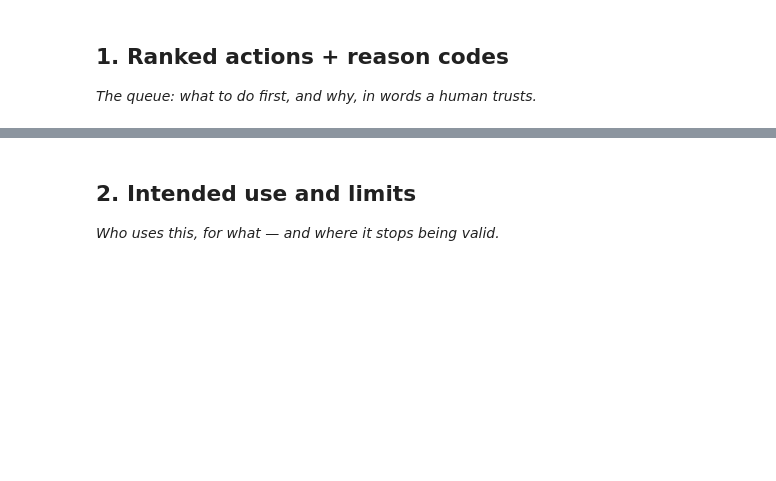
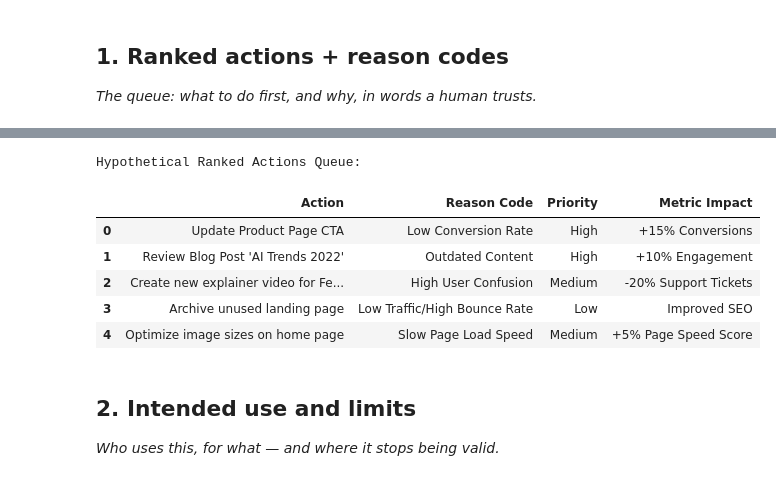
Before and after one commit to hkamran808/ml-internship-flyrank, a Jupyter notebook: work/notebooks/w07_action_playbook.ipynb, the cells around one changed output, grey strips where cells are left out. Cells and saved outputs as stored; diff of their text form; code cells hidden in the pictures; blank space fills up the shorter version.

```diff
--- a/work/notebooks/w07_action_playbook.ipynb
+++ b/work/notebooks/w07_action_playbook.ipynb
@@ -13,3 +25,37 @@ This skeleton is yours to fill. Work the sections **in order** — each one has
+# %%
+import pandas as pd
+
+# Create a hypothetical DataFrame for ranked actions
+data = {
+    'Action': [
+        'Update Product Page CTA',
+        "Review Blog Post 'AI Trends 2022'",
+        'Create new explainer video for Feature X',
+        'Archive unused landing page',
+        'Optimize image sizes on home page'
+    ],
+    'Reason Code': [
+        'Low Conversion Rate',
+        'Outdated Content',
+        'High User Confusion',
+        'Low Traffic/High Bounce Rate',
+        'Slow Page Load Speed'
+    ],
+    'Priority': ['High', 'High', 'Medium', 'Low', 'Medium'],
+    'Metric Impact': ['+15% Conversions', '+10% Engagement', '-20% Support Tickets', 'Improved SEO', '+5% Page Speed Score']
+}
+ranked_actions_df = pd.DataFrame(data)
+
+print("Hypothetical Ranked Actions Queue:")
+display(ranked_actions_df)
+# %% [output]
+Hypothetical Ranked Actions Queue:
+|  | Action | Reason Code | Priority | Metric Impact |
+| 0 | Update Product Page CTA | Low Conversion Rate | High | +15% Conversions |
+| 1 | Review Blog Post 'AI Trends 2022' | Outdated Content | High | +10% Engagement |
+| 2 | Create new explainer video for Fe... | High User Confusion | Medium | -20% Support Tickets |
+| 3 | Archive unused landing page | Low Traffic/High Bounce Rate | Low | Improved SEO |
+| 4 | Optimize image sizes on home page | Slow Page Load Speed | Medium | +5% Page Speed Score |
 # %%
 # This cell is for CODE (numbers, a query, a check).
 # Write your text answer in the cell ABOVE this one — typing sentences here breaks Run All.
```
Also changed, not shown: parts of 11 cells of this notebook.
